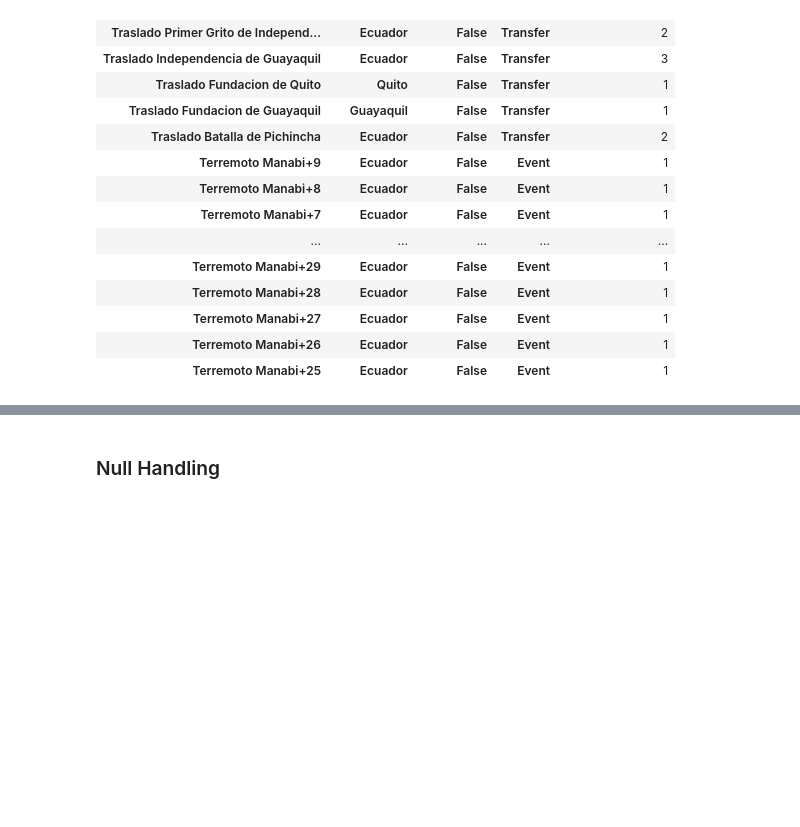
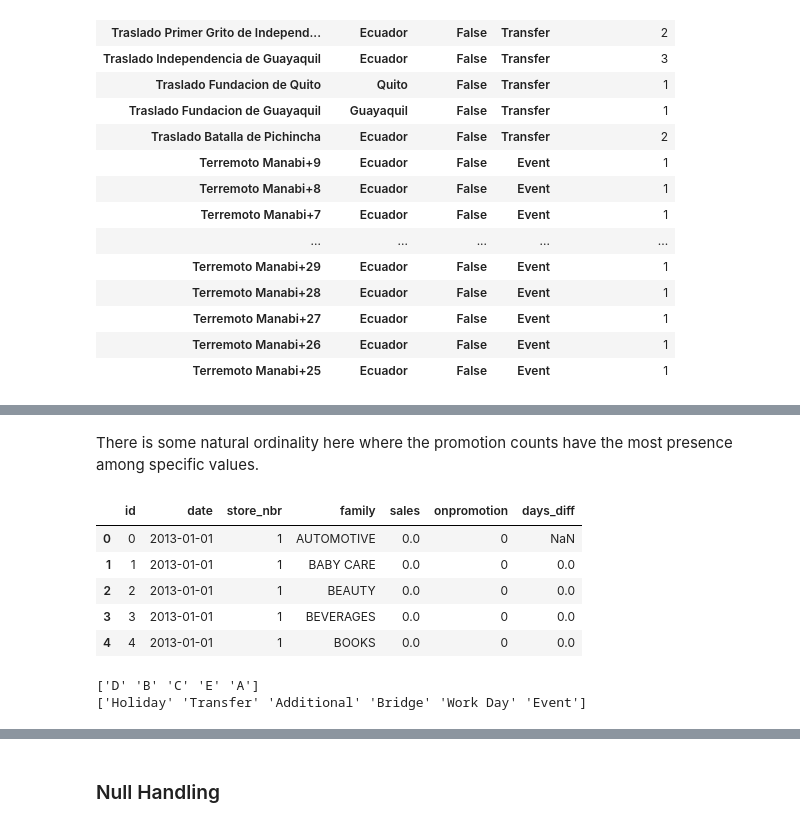
Before and after one commit to chriskuz/store_sales_time_series_forecasting, a Jupyter notebook: src/data_look.ipynb, the cells around one changed output, grey strips where cells are left out. Saved outputs shown, nothing was run; the diff lists cells and outputs as text; code cells hidden in the pictures; blank space fills up the shorter version.

```diff
--- a/src/data_look.ipynb
+++ b/src/data_look.ipynb
@@ -713,0 +741,19 @@ holidays.head()
+# %% [markdown]
+There is some natural ordinality here where the promotion counts have the most presence among specific values.
+# %%
+tables = [training, transx, oil, stores, holidays]
+
+training.head()
+# %% [output]
+|  | id | date | store_nbr | family | sales | onpromotion | days_diff |
+| 0 | 0 | 2013-01-01 | 1 | AUTOMOTIVE | 0.0 | 0 | NaN |
+| 1 | 1 | 2013-01-01 | 1 | BABY CARE | 0.0 | 0 | 0.0 |
+| 2 | 2 | 2013-01-01 | 1 | BEAUTY | 0.0 | 0 | 0.0 |
+| 3 | 3 | 2013-01-01 | 1 | BEVERAGES | 0.0 | 0 | 0.0 |
+| 4 | 4 | 2013-01-01 | 1 | BOOKS | 0.0 | 0 | 0.0 |
+# %%
+print(stores.type.unique())
+print(holidays.type.unique())
+# %% [output]
+['D' 'B' 'C' 'E' 'A']
+['Holiday' 'Transfer' 'Additional' 'Bridge' 'Work Day' 'Event']
```
Also changed, not shown: parts of 16 cells of this notebook.
